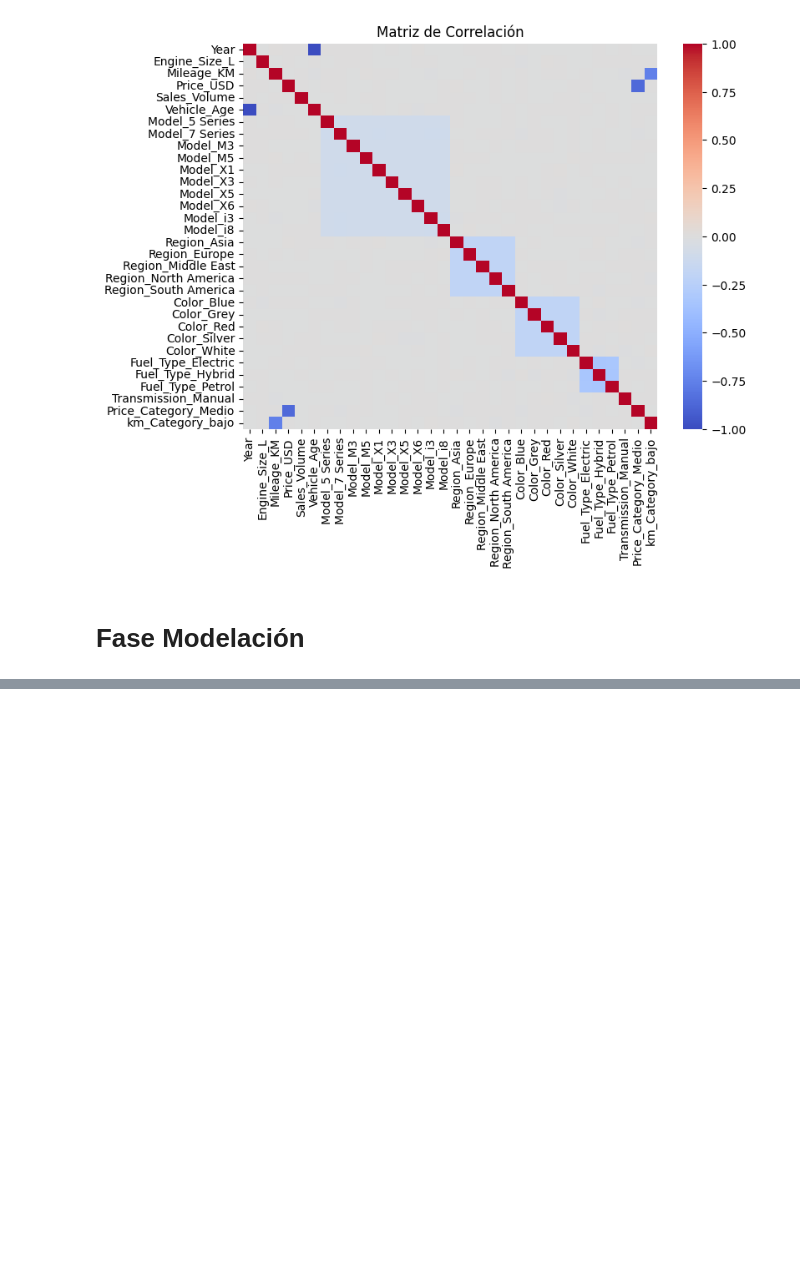
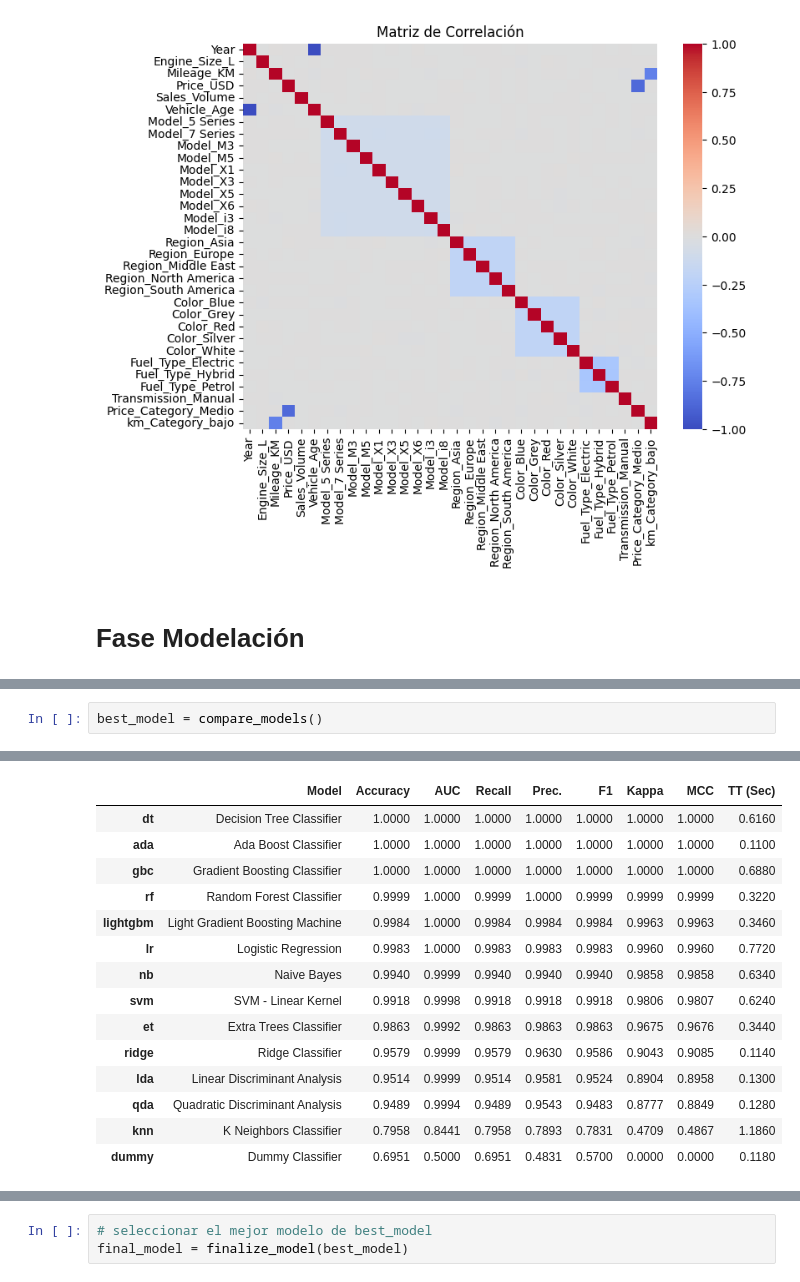
Before and after one commit to josuemarinab/bmw_analysis, a Jupyter notebook: modelo_bmw.ipynb, the cells around one changed output, grey strips where cells are left out. Cells and saved outputs as stored; diff of their text form; blank space fills up the shorter version.

```diff
--- a/modelo_bmw.ipynb
+++ b/modelo_bmw.ipynb
@@ -422,0 +448,3 @@ ModuleNotFoundError: No module named 'pycaret'
+# %%
+best_model = compare_models()
+# %% [output]
@@ -422,0 +452,15 @@ ModuleNotFoundError: No module named 'pycaret'
+|  | Model | Accuracy | AUC | Recall | Prec. | F1 | Kappa | MCC | TT (Sec) |
+| dt | Decision Tree Classifier | 1.0000 | 1.0000 | 1.0000 | 1.0000 | 1.0000 | 1.0000 | 1.0000 | 0.6160 |
+| ada | Ada Boost Classifier | 1.0000 | 1.0000 | 1.0000 | 1.0000 | 1.0000 | 1.0000 | 1.0000 | 0.1100 |
+| gbc | Gradient Boosting Classifier | 1.0000 | 1.0000 | 1.0000 | 1.0000 | 1.0000 | 1.0000 | 1.0000 | 0.6880 |
+| rf | Random Forest Classifier | 0.9999 | 1.0000 | 0.9999 | 1.0000 | 0.9999 | 0.9999 | 0.9999 | 0.3220 |
+| lightgbm | Light Gradient Boosting Machine | 0.9984 | 1.0000 | 0.9984 | 0.9984 | 0.9984 | 0.9963 | 0.9963 | 0.3460 |
+| lr | Logistic Regression | 0.9983 | 1.0000 | 0.9983 | 0.9983 | 0.9983 | 0.9960 | 0.9960 | 0.7720 |
+| nb | Naive Bayes | 0.9940 | 0.9999 | 0.9940 | 0.9940 | 0.9940 | 0.9858 | 0.9858 | 0.6340 |
+| svm | SVM - Linear Kernel | 0.9918 | 0.9998 | 0.9918 | 0.9918 | 0.9918 | 0.9806 | 0.9807 | 0.6240 |
+| et | Extra Trees Classifier | 0.9863 | 0.9992 | 0.9863 | 0.9863 | 0.9863 | 0.9675 | 0.9676 | 0.3440 |
+| ridge | Ridge Classifier | 0.9579 | 0.9999 | 0.9579 | 0.9630 | 0.9586 | 0.9043 | 0.9085 | 0.1140 |
+| lda | Linear Discriminant Analysis | 0.9514 | 0.9999 | 0.9514 | 0.9581 | 0.9524 | 0.8904 | 0.8958 | 0.1300 |
+| qda | Quadratic Discriminant Analysis | 0.9489 | 0.9994 | 0.9489 | 0.9543 | 0.9483 | 0.8777 | 0.8849 | 0.1280 |
+| knn | K Neighbors Classifier | 0.7958 | 0.8441 | 0.7958 | 0.7893 | 0.7831 | 0.4709 | 0.4867 | 1.1860 |
+| dummy | Dummy Classifier | 0.6951 | 0.5000 | 0.6951 | 0.4831 | 0.5700 | 0.0000 | 0.0000 | 0.1180 |
@@ -422,0 +468,3 @@ ModuleNotFoundError: No module named 'pycaret'
+# %%
+# seleccionar el mejor modelo de best_model
+final_model = finalize_model(best_model)
```
Also changed, not shown: parts of 14 cells of this notebook.
